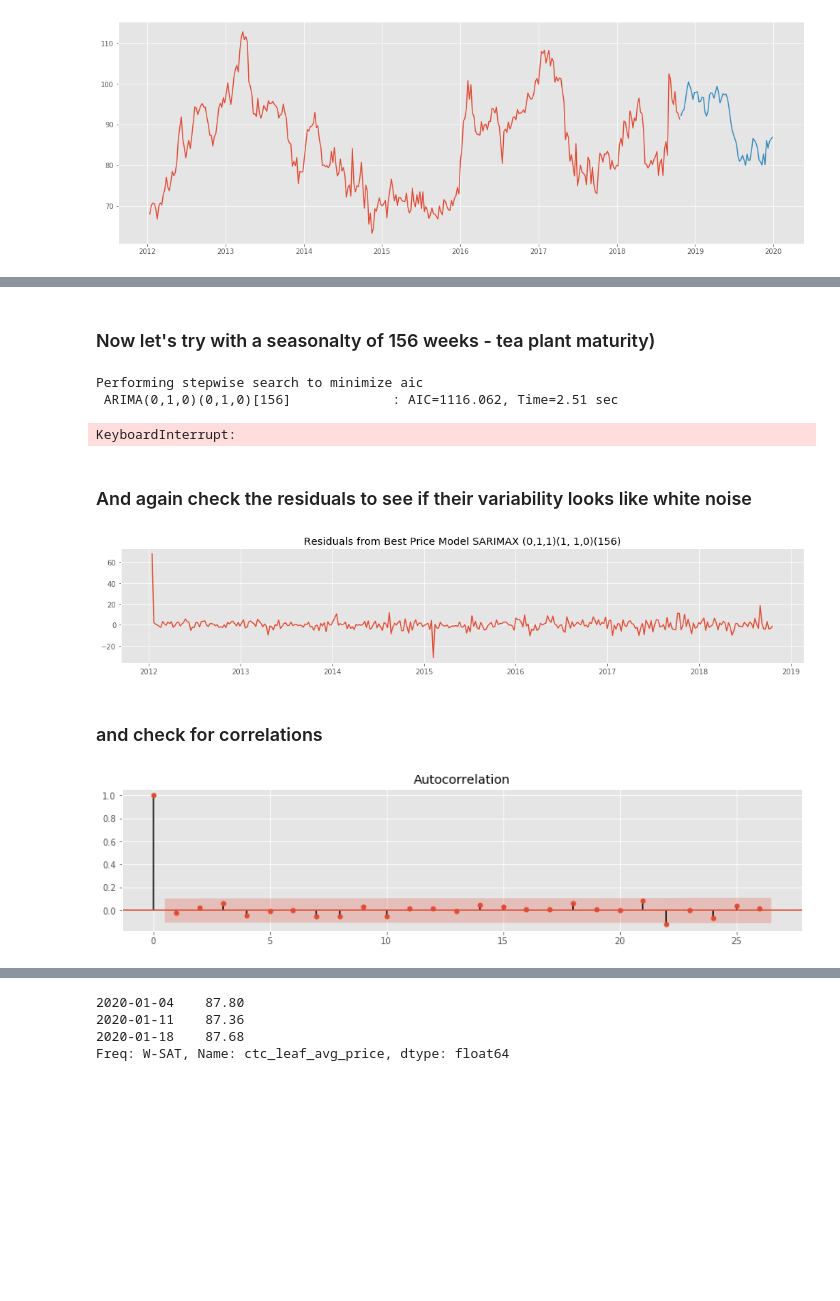
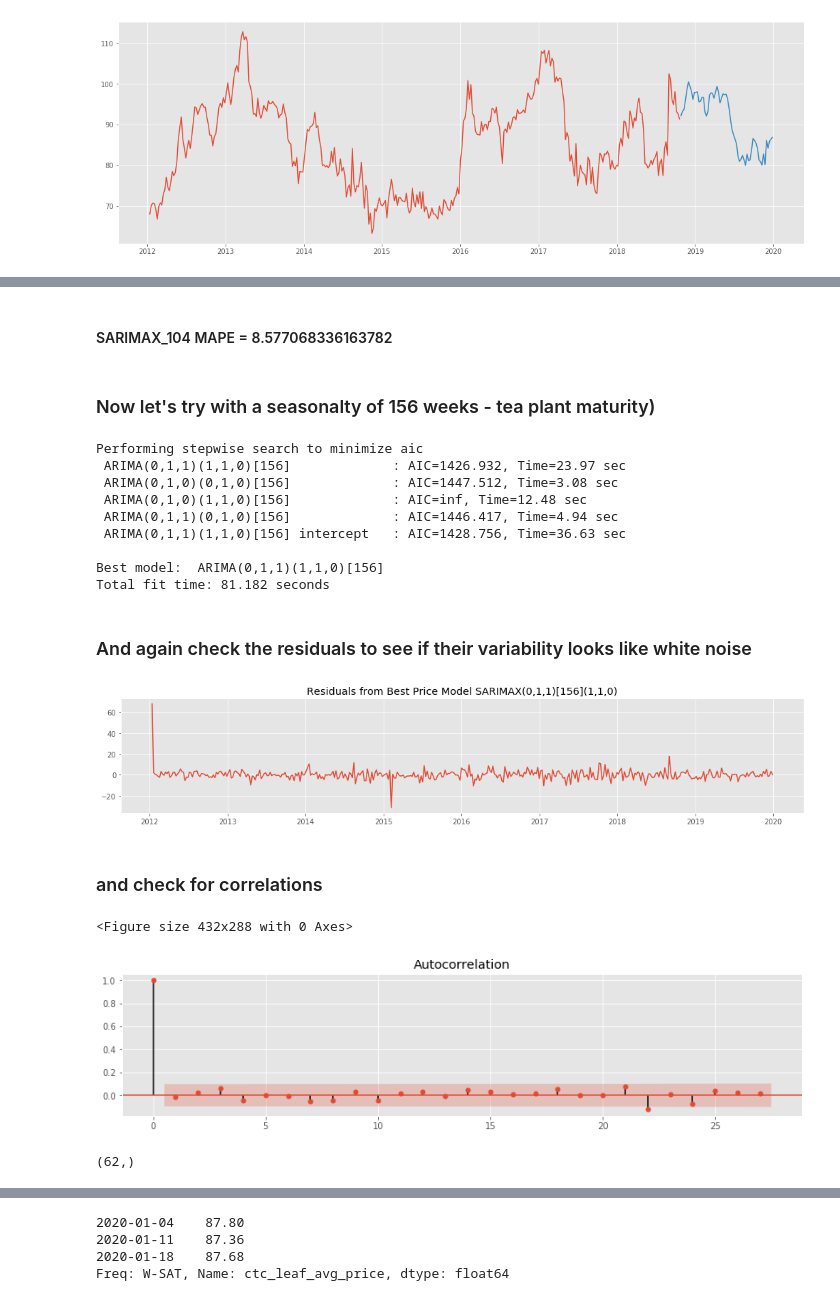
Before and after one commit to ArunMitra/Wholesale-Tea-Price-Prediction, a Jupyter notebook: Notebooks/tea_model_exploration_SARIMAX.ipynb, the cells around one changed output, grey strips where cells are left out. Saved outputs shown, nothing was run; the diff lists cells and outputs as text; code cells hidden in the pictures; blank space fills up the shorter version.

```diff
--- a/Notebooks/tea_model_exploration_SARIMAX.ipynb
+++ b/Notebooks/tea_model_exploration_SARIMAX.ipynb
@@ -481,2 +509,4 @@ _ = sm.graphics.tsa.plot_acf(SARIMAX_price_model.resid(), ax=ax)
+# %% [markdown]
+#### SARIMAX_104 MAPE = 8.577068336163782
 # %% [markdown]
 ### Now let's try with a seasonalty of 156 weeks - tea plant maturity)
@@ -483,27 +545,43 @@ _ = sm.graphics.tsa.plot_acf(SARIMAX_price_model.resid(), ax=ax)
 # %%
-SARIMAX_156_price_model = auto_arima(price_series_train, start_p=0, d=1, start_q=0,
-                         max_p=5, max_d=5, max_q=5, start_P=0, D=1, start_Q=0,
-                         max_Q=5, m=156, seasonal=True,
+# Retrain SARIMAX_52 with narrower parameters based on previous results
+SARIMAX_156_price_model = auto_arima(price_series, start_p=0, d=1, start_q=1,
+                         max_p=0, max_d=1, max_q=1, start_P=1, D=1, start_Q=0,
+                         max_P=1, max_Q=0, m=156, seasonal=True,
                          error_action='warn', trace=True,
                          suppress_warnings=True, stepwise=True,
                          random_state=13, n_fits=50)
 # %% [output]
 Performing stepwise search to minimize aic
- ARIMA(0,1,0)(0,1,0)[156]             : AIC=1116.062, Time=2.51 sec
+ ARIMA(0,1,1)(1,1,0)[156]             : AIC=1426.932, Time=23.97 sec
+ ARIMA(0,1,0)(0,1,0)[156]             : AIC=1447.512, Time=3.08 sec
+ ARIMA(0,1,0)(1,1,0)[156]             : AIC=inf, Time=12.48 sec
+ ARIMA(0,1,1)(0,1,0)[156]             : AIC=1446.417, Time=4.94 sec
+ ARIMA(0,1,1)(1,1,0)[156] intercept   : AIC=1428.756, Time=36.63 sec
+
+Best model:  ARIMA(0,1,1)(1,1,0)[156]
+Total fit time: 81.182 seconds
-KeyboardInterrupt:
 # %% [markdown]
 ### And again check the residuals to see if their variability looks like white noise
 # %%
 fig, ax = plt.subplots(1, figsize=(14, 3))
-ax.plot(price_series_train.index, SARIMAX_156_price_model.resid())
-ax.set_title("Residuals from Best Price Model SARIMAX (0,1,1)(1, 1,0)(156)")
+ax.plot(price_series.index, SARIMAX_156_price_model.resid())
+ax.set_title('Residuals from Best Price Model SARIMAX(0,1,1)[156](1,1,0)')
+plt.savefig('../Images/Residuals_from_SARIMAX(0,1,1)[156](1,1,0)')
 plt.tight_layout()
 # %% [output]
-[figure, old version]
+[figure, new version]
 # %% [markdown]
 ### and check for correlations
 # %%
+plt.savefig('../Images/Autocorrelation_from_SARIMAX(0,1,1)[156](1,1,0)')
 fig, ax = plt.subplots(1, figsize=(14, 3))
 _ = sm.graphics.tsa.plot_acf(SARIMAX_156_price_model.resid(), ax=ax)
 # %% [output]
+<Figure size 432x288 with 0 Axes>
-[figure, old version]
+[figure, new version]
+# %%
+predictions = pd.DataFrame(SARIMAX_156_price_model.predict(n_periods=62),index=price_series_test.index)
+predictions.columns = ['predicted_price']
+predictions.index.shape
+# %% [output]
+(62,)
```
Also changed, not shown: parts of 74 cells of this notebook, 24 other files.
